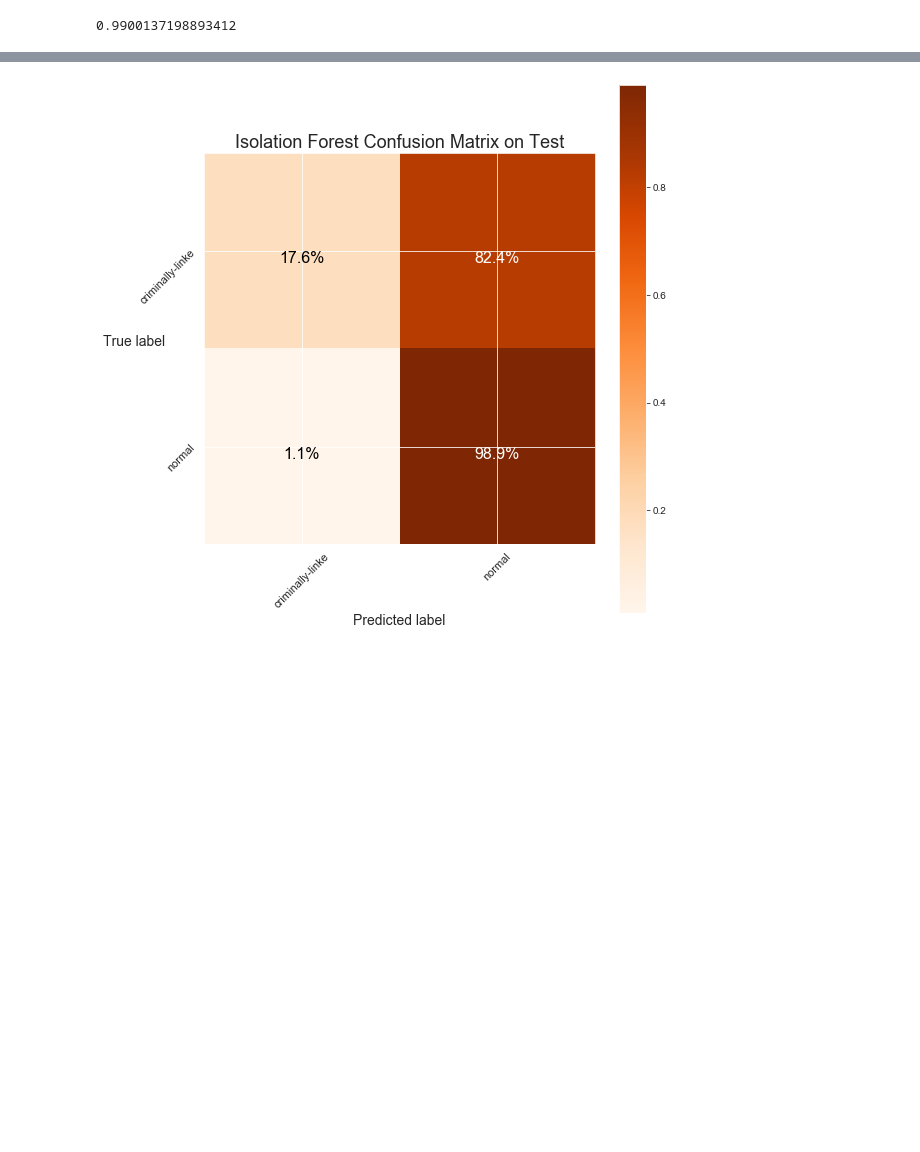
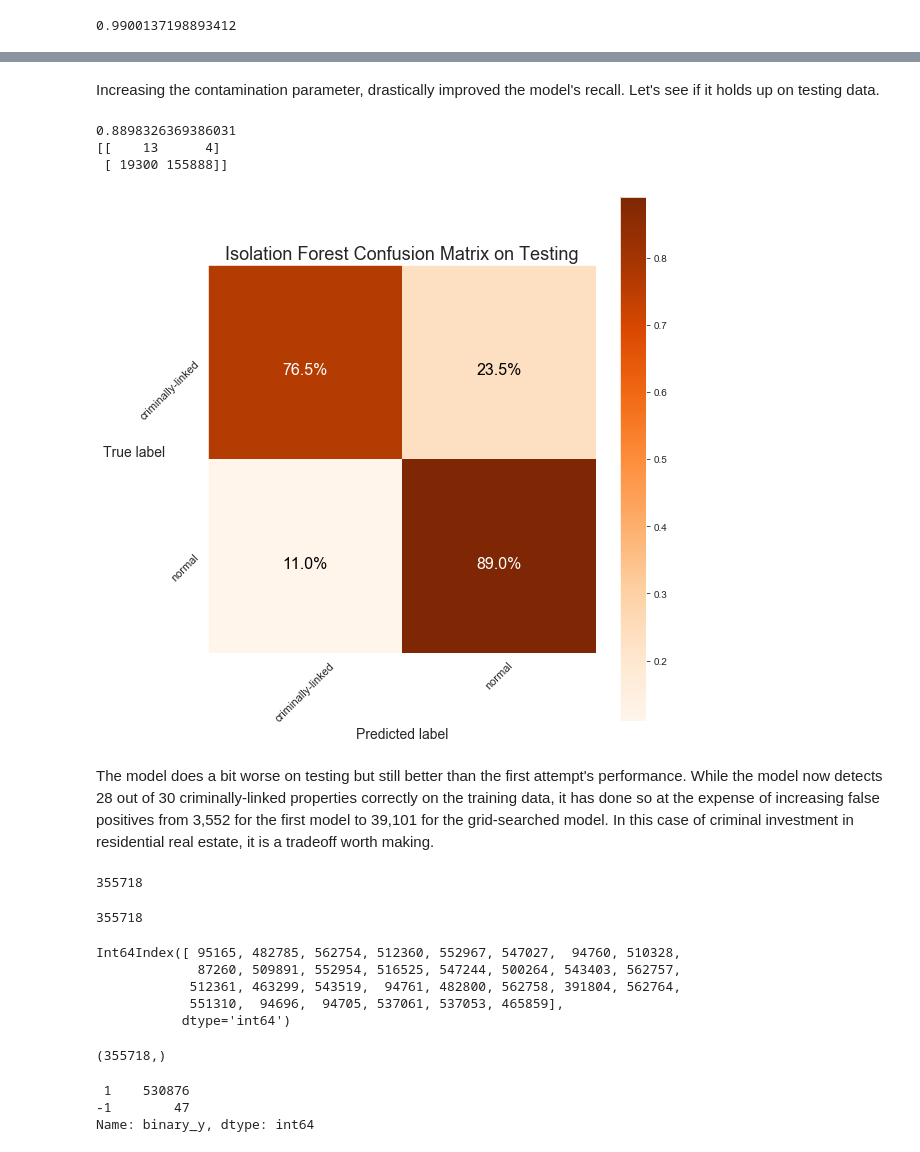
Before and after one commit to mpky/property_project, a Jupyter notebook: notebooks/isolation_forest.ipynb, the cells around one changed output, grey strips where cells are left out. Cells and saved outputs as stored; diff of their text form; code cells hidden in the pictures; blank space fills up the shorter version.

Commit message:
Update notebook to include gridsearch results and visualization of anomaly scores

```diff
--- a/notebooks/isolation_forest.ipynb
+++ b/notebooks/isolation_forest.ipynb
@@ -154,0 +181,18 @@ plot_confusion_matrix(conf_matrix, title='Isolation Forest Confusion Matrix',sav
+# %%
+%%time
+skip = 1
+if skip == 0:
+    # Set what metrics to evaluate predictions
+    scoring = {'AUC': 'roc_auc', 'Recall': make_scorer(recall_score, pos_label=-1)}
+
+    gs = GridSearchCV(
+        IsolationForest(max_samples=0.25, random_state=42,n_estimators=100),
+        param_grid={'contamination': np.arange(0.01, 0.25, 0.05)},
+        scoring=scoring,
+        refit='Recall',
+        verbose=0,
+        cv=3
+    )
+
+    # Fit to training data
+    gs.fit(X_train_norm,y_train_norm)
@@ -154,0 +247,11 @@ plot_confusion_matrix(conf_matrix, title='Isolation Forest Confusion Matrix',sav
+# %%
+%%time
+clf_gs = IsolationForest(
+    max_samples=0.2,
+    n_estimators=100,
+    contamination=0.11,
+    random_state=42
+)
+
+clf_gs.fit(X_train_norm,y_train_norm)
+y_pred_train_gs = clf_gs.predict(X_train_norm)
@@ -155,9 +276,21 @@ plot_confusion_matrix(conf_matrix, title='Isolation Forest Confusion Matrix',sav
+# %% [markdown]
+Increasing the contamination parameter, drastically improved the model's recall. Let's see if it holds up on testing data.
 # %%
-# Predict on test
-y_pred_test = clf.predict(X_test_norm)
+y_pred_test_gs = clf_gs.predict(X_test_norm)
 
-# Plot the results
-conf_matrix = confusion_matrix(y_test_norm, y_pred_test)
-plot_confusion_matrix(conf_matrix, title='Isolation Forest Confusion Matrix on Test',save=False)
+print(recall_score(
+    y_test_norm,
+    y_pred_test_gs,
+    zero_division=0
+))
+
+conf_matrix = confusion_matrix(y_test_norm, y_pred_test_gs)
+print(conf_matrix)
+plot_confusion_matrix(conf_matrix, title='Isolation Forest Confusion Matrix on Testing',save=False)
 # %% [output]
+0.8898326369386031
+[[    13      4]
+ [ 19300 155888]]
-[figure, old version]
+[figure, new version]
+# %% [markdown]
+The model does a bit worse on testing but still better than the first attempt's performance. While the model now detects 28 out of 30 criminally-linked properties correctly on the training data, it has done so at the expense of increasing false positives from 3,552 for the first model to 39,101 for the grid-searched model. In this case of criminal investment in residential real estate, it is a tradeoff worth making.
@@ -163,0 +299,20 @@ plot_confusion_matrix(conf_matrix, title='Isolation Forest Confusion Matrix on T
+# %%
+len(y_train_norm)
+# %% [output]
+355718
+# %%
+len(scores_training)
+# %% [output]
+355718
+# %%
+y_train_norm[y_train_norm==-1].index
+# %% [output]
+Int64Index([ 95165, 482785, 562754, 512360, 552967, 547027,  94760, 510328,
+             87260, 509891, 552954, 516525, 547244, 500264, 543403, 562757,
+            512361, 463299, 543519,  94761, 482800, 562758, 391804, 562764,
+            551310,  94696,  94705, 537061, 537053, 465859],
+           dtype='int64')
+# %%
+scores_training.shape
+# %% [output]
+(355718,)
@@ -163,0 +321,6 @@ plot_confusion_matrix(conf_matrix, title='Isolation Forest Confusion Matrix on T
+# %%
+y.reset_index()['binary_y'].value_counts()
+# %% [output]
+ 1    530876
+-1        47
+Name: binary_y, dtype: int64
```
Also changed, not shown: parts of 23 cells of this notebook.
